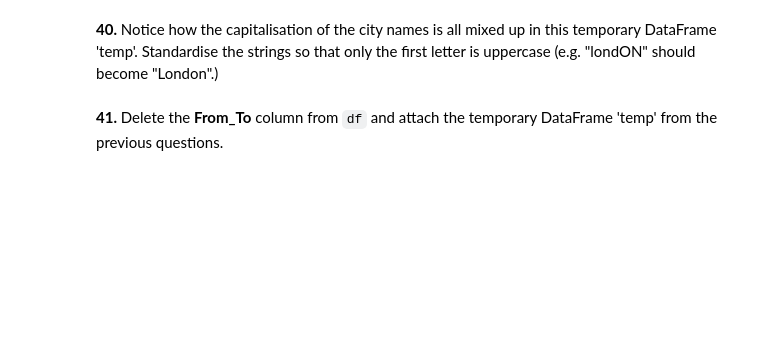
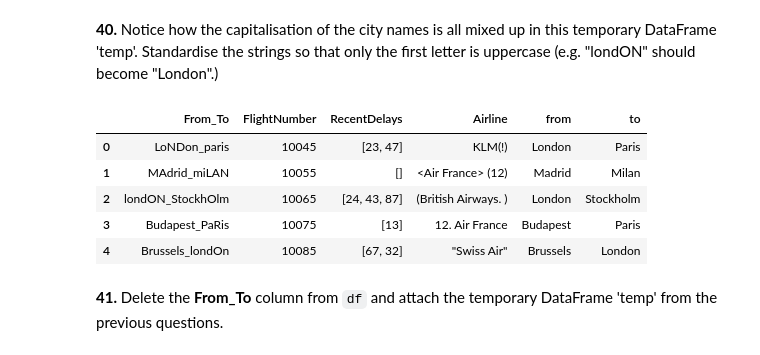
Before and after one commit to xyiling/100-pandas-puzzles-cn, a Jupyter notebook: 100-pandas-puzzles-cn.ipynb, the cells around one changed output. Drawn from its saved outputs; the diff is of its cells as text; code cells hidden in the pictures; blank space fills up the shorter version.

```diff
--- a/100-pandas-puzzles-cn.ipynb
+++ b/100-pandas-puzzles-cn.ipynb
@@ -816,4 +850,16 @@ df
 # %% [markdown]
 **40.** Notice how the capitalisation of the city names is all mixed up in this temporary DataFrame 'temp'. Standardise the strings so that only the first letter is uppercase (e.g. "londON" should become "London".)
+# %%
+# 将城市名称由大小写混合修改为首字母大写
+df['from'] = df['from'].apply(lambda x: x.lower()[0].upper() + x.lower()[1:])
+df['to'] = df['to'].apply(lambda x: x.lower()[0].upper() + x.lower()[1:])
+df
+# %% [output]
+|  | From_To | FlightNumber | RecentDelays | Airline | from | to |
+| 0 | LoNDon_paris | 10045 | [23, 47] | KLM(!) | London | Paris |
+| 1 | MAdrid_miLAN | 10055 | [] | <Air France> (12) | Madrid | Milan |
+| 2 | londON_StockhOlm | 10065 | [24, 43, 87] | (British Airways. ) | London | Stockholm |
+| 3 | Budapest_PaRis | 10075 | [13] | 12. Air France | Budapest | Paris |
+| 4 | Brussels_londOn | 10085 | [67, 32] | "Swiss Air" | Brussels | London |
 # %% [markdown]
 **41.** Delete the **From_To** column from `df` and attach the temporary DataFrame 'temp' from the previous questions.
```
Also changed, not shown: parts of 3 cells of this notebook.
